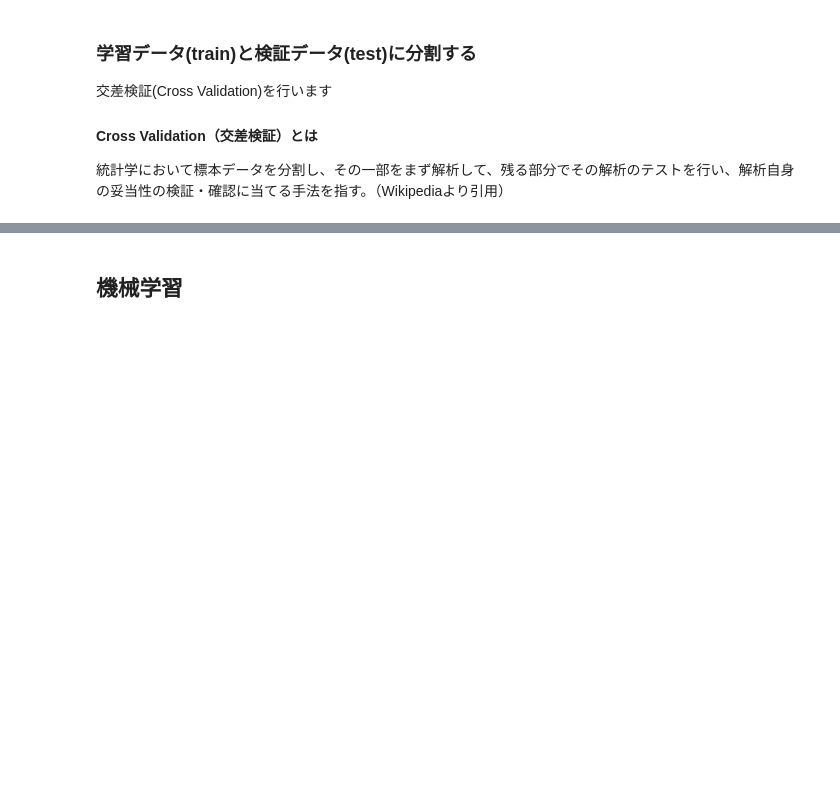
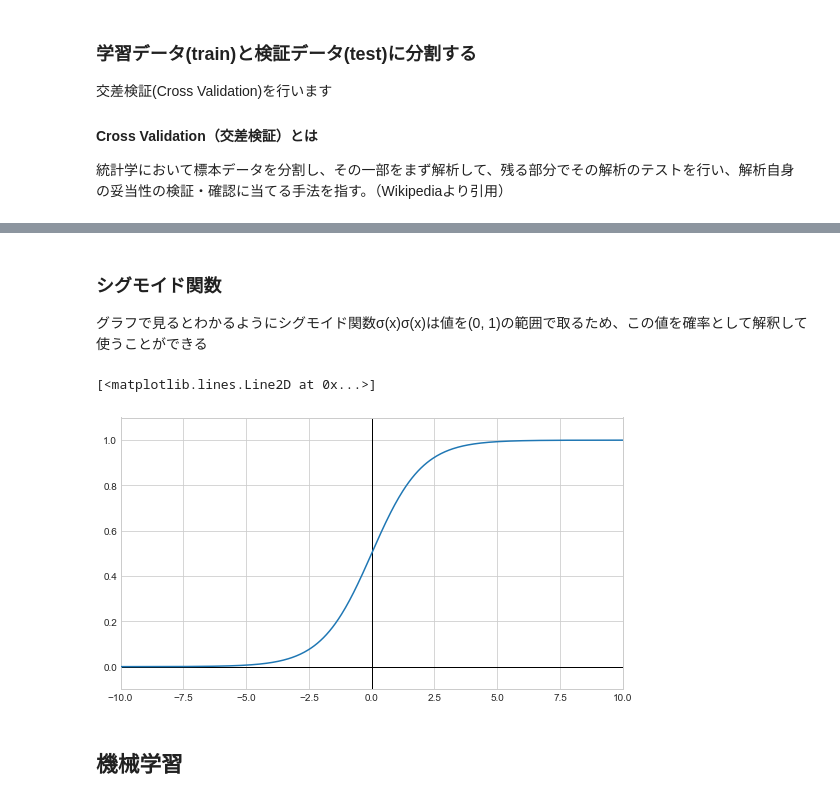
Before and after one commit to pco2699/NullSuck-AI, a Jupyter notebook: analytics/workspace/04_モデル作成.ipynb, the cells around one changed output, grey strips where cells are left out. Saved outputs shown, nothing was run; the diff lists cells and outputs as text; code cells hidden in the pictures; blank space fills up the shorter version.

```diff
--- a/analytics/workspace/04_モデル作成.ipynb
+++ b/analytics/workspace/04_モデル作成.ipynb
@@ -118,2 +124,21 @@ X_train, X_test, Y_train, Y_test = train_test_split(X, Y, test_size=0.4,random_s
+# %% [markdown]
+### シグモイド関数
+グラフで見るとわかるようにシグモイド関数σ(x)σ(x)は値を(0, 1)の範囲で取るため、この値を確率として解釈して使うことができる
+# %%
+def sigmoid(x):
+    return 1 / (1+np.exp(-x))
+
+x_range = np.linspace(-10, 10, 501)
+
+plt.figure(figsize=(9,5))
+plt.ylim(-0.1, 1.1)
+plt.xlim(-10, 10)
+
+plt.plot([-10,10],[0,0], "k", lw=1)
+plt.plot([0,0],[-1,1.5], "k", lw=1)
+plt.plot(x_range, sigmoid(x_range), zorder=100)
+# %% [output]
+[<matplotlib.lines.Line2D at 0x...>]
+[figure, added]
 # %% [markdown]
 ## 機械学習
```
Also changed, not shown: parts of 3 cells of this notebook, 5 other files.
